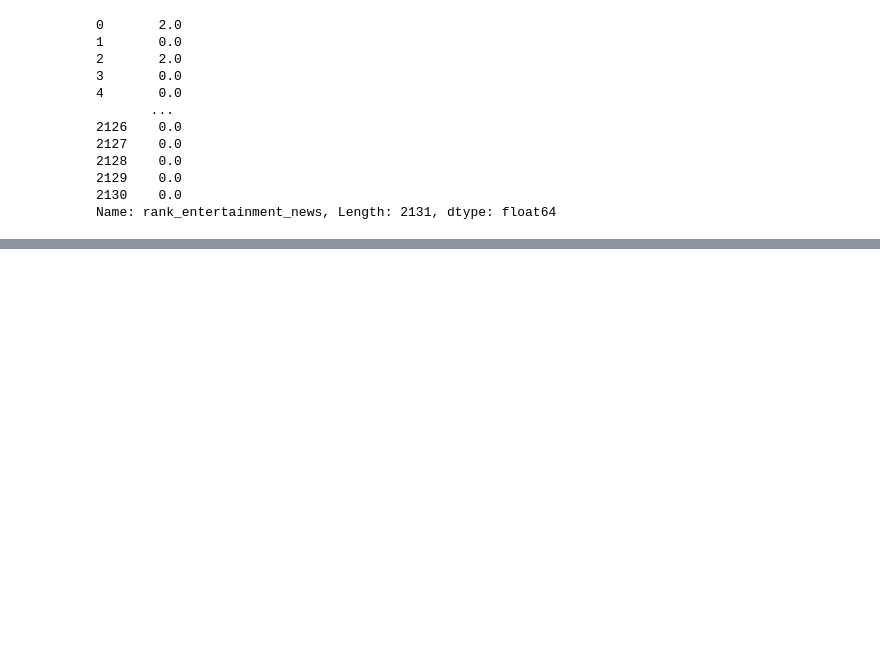
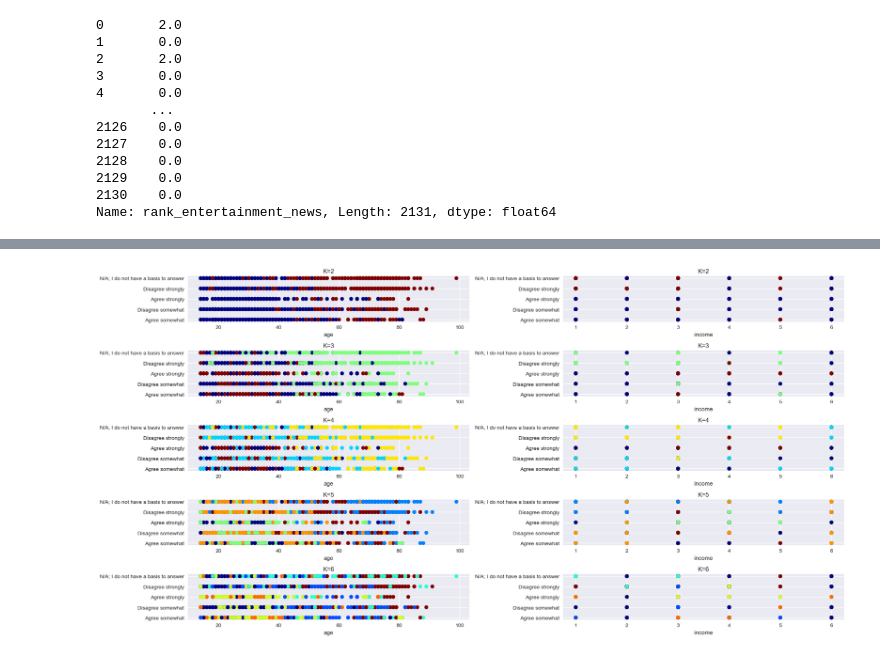
Before and after one commit to abhilashbiswas/customer_segmentation_for_news_outlet, a Jupyter notebook: eda.ipynb, the cells around one changed output, grey strips where cells are left out. Drawn from its saved outputs; the diff is of its cells as text; code cells hidden in the pictures; blank space fills up the shorter version.

Commit message:
work in progress learning models, notes on to dos present

```diff
--- a/eda.ipynb
+++ b/eda.ipynb
@@ -212,0 +233,86 @@ Name: rank_entertainment_news, Length: 2131, dtype: float64
+# %%
+from sklearn.cluster import KMeans
+from sklearn.preprocessing import OneHotEncoder
+
+# Convert categorical demographic variables to numerical features
+income_map = {
+    'Less than $29,999': 1,
+    '$30,000 to $49,999': 2,
+    '$50,000 to $99,999': 3,
+    '$100,000 to $299,999': 4,
+    'More than $300,000': 5,
+    'Do not know': 6
+}
+df['income'] = df['income'].map(income_map)
+
+gender_map = {
+    'Male': 1,
+    'Female': 2,
+}
+df['gender'] = df['gender'].map(gender_map)
+
+# Separate demographic variables from feature variables
+# demographic_vars = ['age', 'income', 'gender']
+demographic_vars = ['age', 'income']
+
+feature_vars = [col for col in df.columns if col not in demographic_vars and col != 'willing_to_pay_no_ads_news']
+
+# One-hot encode categorical feature variables
+encoder = OneHotEncoder()
+X = encoder.fit_transform(df[feature_vars])
+
+# Perform k-means clustering
+k_values = [2, 3, 4, 5, 6]
+outcome_var = 'willing_to_pay_no_ads_news'
+outcome_values = list(np.unique(df.willing_to_pay_no_ads_news))
+
+cluster_assignments = {}
+
+
+# create a figure with subplots
+fig, axs = plt.subplots(len(k_values), len(demographic_vars), figsize=(20, 10))
+
+
+for k in k_values:
+    kmeans = KMeans(n_clusters=k, random_state=42)
+    kmeans.fit(X)
+    cluster_assignments[k] = kmeans.labels_
+
+    x_cols = demographic_vars
+    y_col = 'willing_to_pay_no_ads_news'
+
+
+    # loop over k values and x-axis variables
+    for i, k in enumerate(k_values):
+        kmeans = KMeans(n_clusters=k, random_state=42).fit(X)
+        labels = kmeans.labels_
+        print(labels)
+        # Define a colormap to generate a list of colors for each cluster label
+        colors = plt.cm.tab20(np.linspace(0, 1, k))
+
+
+        for j, col in enumerate(x_cols):
+            axs[i,j].scatter(df[col], df[y_col], c=labels, cmap='jet')
+            axs[i,j].set_xlabel(col)
+            # axs[i,j].set_ylabel(y_col)
+            axs[i,j].set_title(f'K={k}')
+
+    plt.tight_layout()
+    plt.show()
+
+
+
+
+# NEED TO MODIFY
+# Rethink what vars to cluster on (should include demographics probably, maybe one with just spending behaviors)
+# Need to one hot encode/map in such a way that text which indicate higher spending inclination should have similar higher numbers associated
+# Make 3 plots:
+    # age vs income, c = label
+    # income vs gener
+    # age vs gender
+# Now see if there are clusters forming
+
+# can also run a classification model, which uses all feature to classify/predict willing_to_pay_no_ads and see what variables are important and if those can be used for market segmentation
+
+# These 2 analyses (supervised and unsupervised) with tons of EDA should suffice for report.
+# %% [output]
@@ -212,0 +324 @@ Name: rank_entertainment_news, Length: 2131, dtype: float64
+[figure, added]
```
Also changed, not shown: parts of 16 cells of this notebook.
